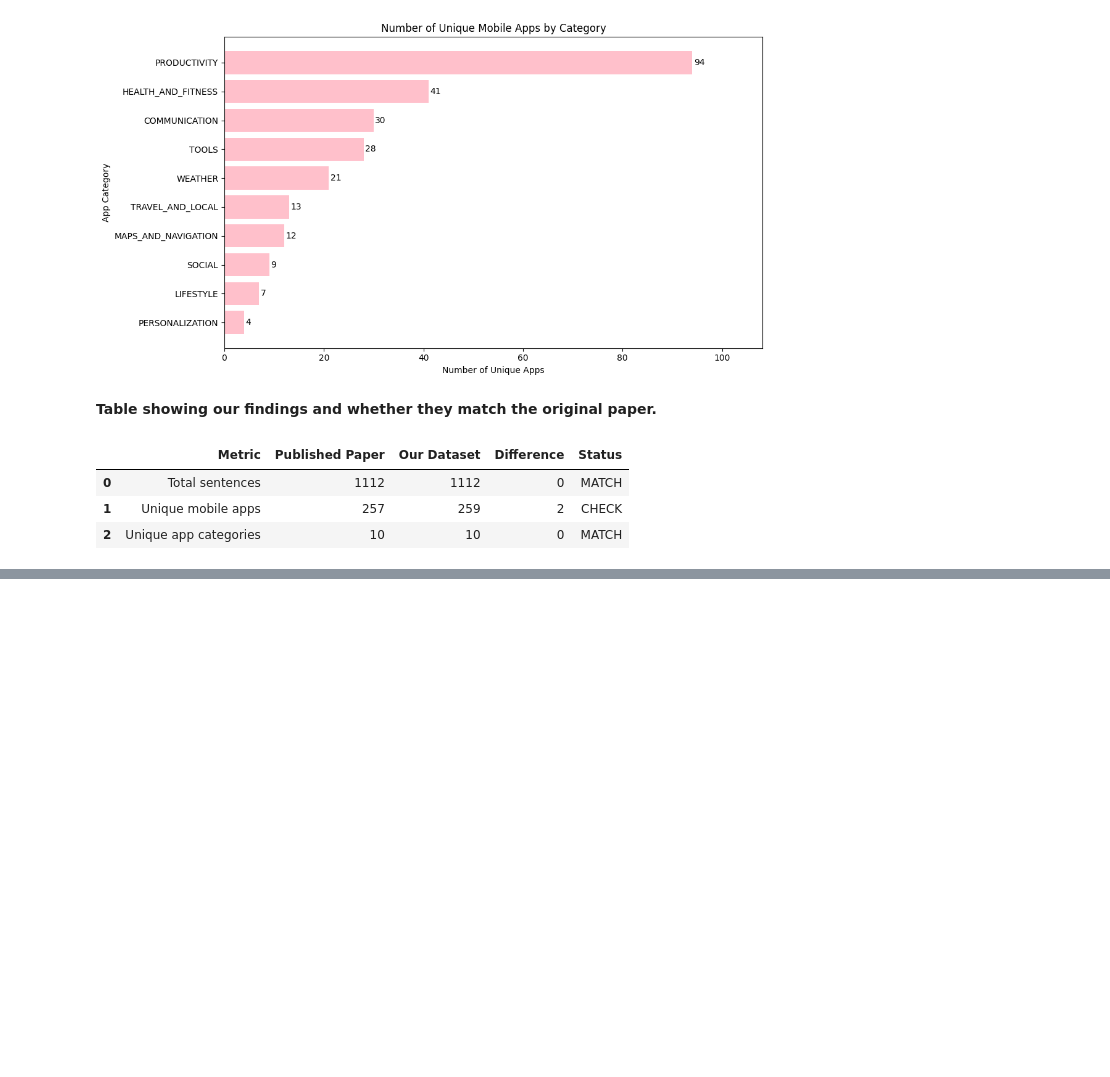
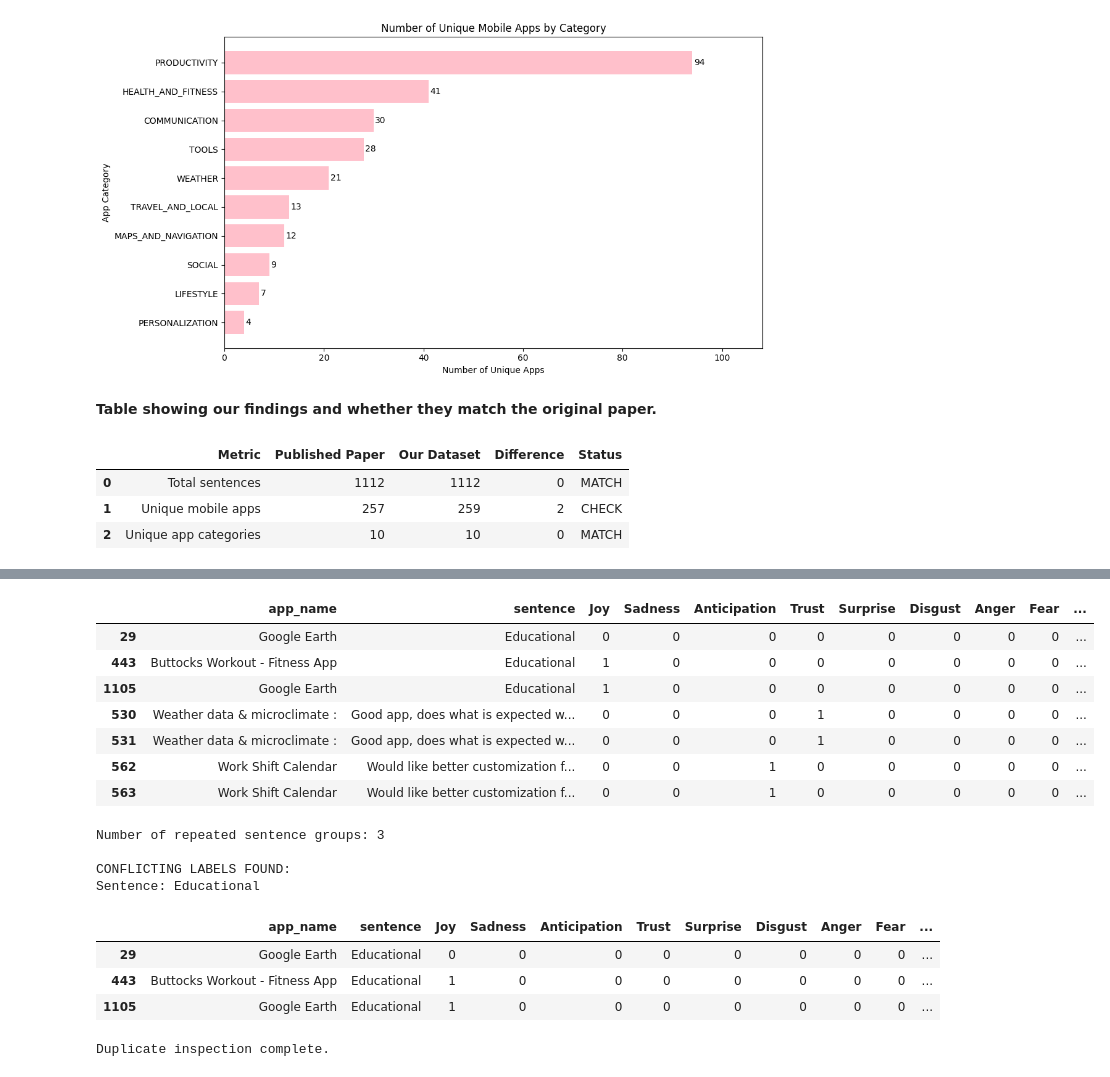
Before and after one commit to tiramisuuuuuuu/CMPE-252-Final-Project, a Jupyter notebook: Emotion_Classification_Project.ipynb, the cells around one changed output, grey strips where cells are left out. Saved outputs shown, nothing was run; the diff lists cells and outputs as text; code cells hidden in the pictures; blank space fills up the shorter version.

```diff
--- a/Emotion_Classification_Project.ipynb
+++ b/Emotion_Classification_Project.ipynb
@@ -782,0 +941,60 @@ display(validation_summary)
+# %%
+# Inspect duplicate sentences
+
+# Identify all rows where sentence text is repeated
+duplicate_rows = df[
+    df["sentence"].duplicated(keep=False)
+].copy()
+
+# Sort duplicate sentences together
+duplicate_rows = duplicate_rows.sort_values("sentence")
+
+# Columns to display
+emotion_cols = [
+    "Joy", "Sadness", "Anticipation", "Trust",
+    "Surprise", "Disgust", "Anger", "Fear",
+    "Neutral", "Reject"
+]
+
+display_cols = [
+    "app_name", "sentence"
+] + emotion_cols
+
+# Display all duplicate sentences and their annotations
+display(duplicate_rows[display_cols])
+
+# Count repeated sentence groups
+print(
+    "Number of repeated sentence groups:",
+    duplicate_rows["sentence"].nunique()
+)
+
+# Check whether duplicate sentences have different labels
+for sentence, group in duplicate_rows.groupby("sentence"):
+
+    label_patterns = group[emotion_cols].drop_duplicates()
+
+    if len(label_patterns) > 1:
+        print("\nCONFLICTING LABELS FOUND:")
+        print("Sentence:", sentence)
+        display(group[display_cols])
+
+print("\nDuplicate inspection complete.")
+# %% [output]
+|  | app_name | sentence | Joy | Sadness | Anticipation | Trust | Surprise | Disgust | Anger | Fear | ... |
+| 29 | Google Earth | Educational | 0 | 0 | 0 | 0 | 0 | 0 | 0 | 0 | ... |
+| 443 | Buttocks Workout - Fitness App | Educational | 1 | 0 | 0 | 0 | 0 | 0 | 0 | 0 | ... |
+| 1105 | Google Earth | Educational | 1 | 0 | 0 | 0 | 0 | 0 | 0 | 0 | ... |
+| 530 | Weather data & microclimate : | Good app, does what is expected w... | 0 | 0 | 0 | 1 | 0 | 0 | 0 | 0 | ... |
+| 531 | Weather data & microclimate : | Good app, does what is expected w... | 0 | 0 | 0 | 1 | 0 | 0 | 0 | 0 | ... |
+| 562 | Work Shift Calendar | Would like better customization f... | 0 | 0 | 1 | 0 | 0 | 0 | 0 | 0 | ... |
+| 563 | Work Shift Calendar | Would like better customization f... | 0 | 0 | 1 | 0 | 0 | 0 | 0 | 0 | ... |
+Number of repeated sentence groups: 3
+
+CONFLICTING LABELS FOUND:
+Sentence: Educational
+|  | app_name | sentence | Joy | Sadness | Anticipation | Trust | Surprise | Disgust | Anger | Fear | ... |
+| 29 | Google Earth | Educational | 0 | 0 | 0 | 0 | 0 | 0 | 0 | 0 | ... |
+| 443 | Buttocks Workout - Fitness App | Educational | 1 | 0 | 0 | 0 | 0 | 0 | 0 | 0 | ... |
+| 1105 | Google Earth | Educational | 1 | 0 | 0 | 0 | 0 | 0 | 0 | 0 | ... |
+Duplicate inspection complete.
```
Also changed, not shown: parts of 12 cells of this notebook.
